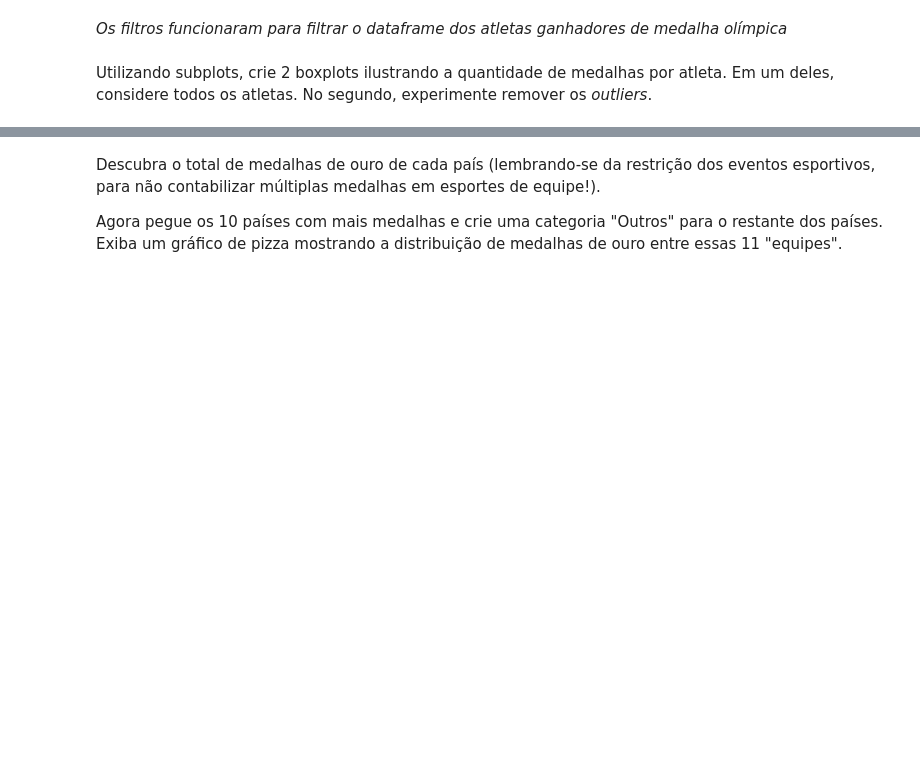
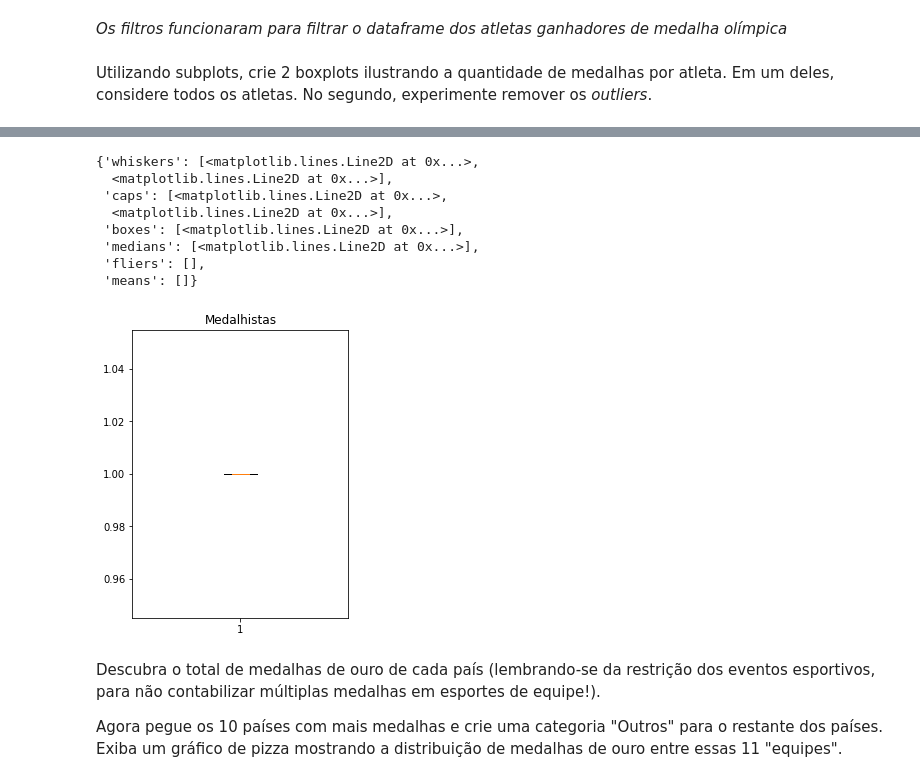
Before and after one commit to VictorBTaveira/Projeto-DataViz, a Jupyter notebook: Projeto_Dataviz.ipynb, the cells around one changed output, grey strips where cells are left out. Saved outputs shown, nothing was run; the diff lists cells and outputs as text; code cells hidden in the pictures; blank space fills up the shorter version.

```diff
--- a/Projeto_Dataviz.ipynb
+++ b/Projeto_Dataviz.ipynb
@@ -533,3 +560,19 @@ Utilizando subplots, crie 2 boxplots ilustrando a quantidade de medalhas por atl
+# %%
+fig = plt.figure()
+axes = fig.add_axes([0.5, 1, 0.5, 1])
+axes.set_title('Medalhistas')
+axes.boxplot(df_box['Medal'], notch = True, showfliers=False)
+#fig.show()
+# %% [output]
+{'whiskers': [<matplotlib.lines.Line2D at 0x...>,
+  <matplotlib.lines.Line2D at 0x...>],
+ 'caps': [<matplotlib.lines.Line2D at 0x...>,
+  <matplotlib.lines.Line2D at 0x...>],
+ 'boxes': [<matplotlib.lines.Line2D at 0x...>],
+ 'medians': [<matplotlib.lines.Line2D at 0x...>],
+ 'fliers': [],
+ 'means': []}
+[figure, added]
 # %% [markdown]
 Descubra o total de medalhas de ouro de cada país (lembrando-se da restrição dos eventos esportivos, para não contabilizar múltiplas medalhas em esportes de equipe!).
 
```
Also changed, not shown: parts of 3 cells of this notebook.
